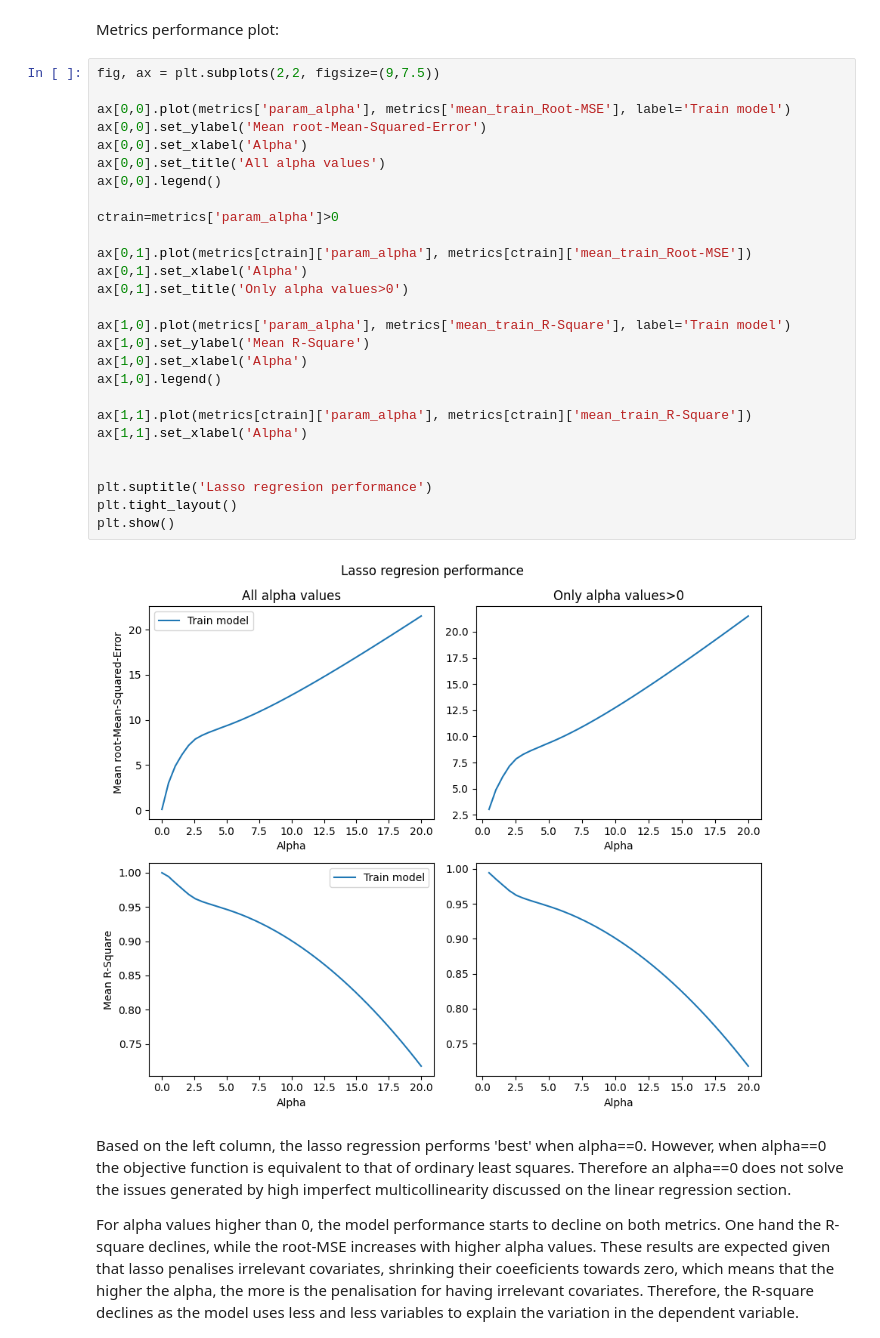
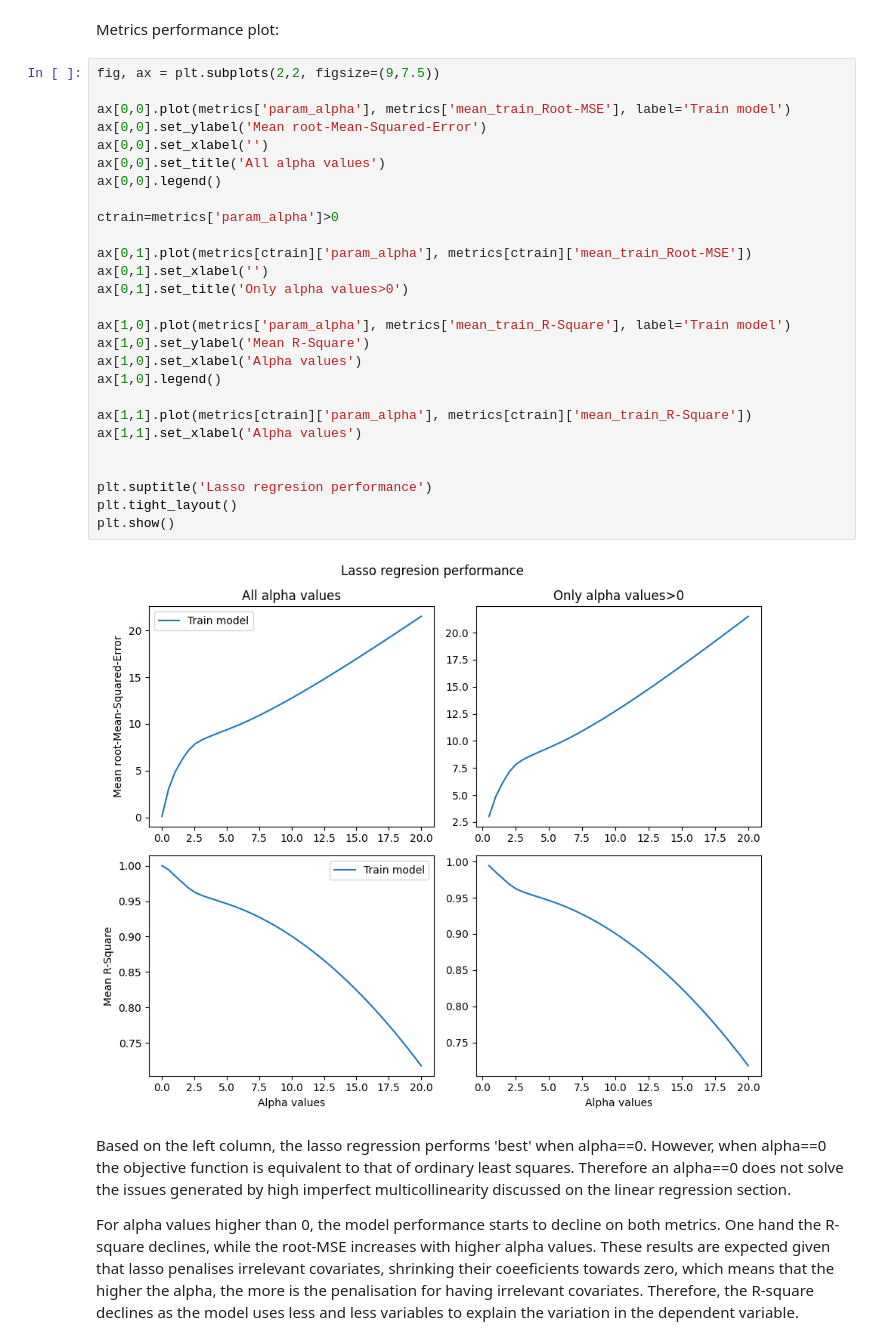
Before and after one commit to linama2593/US-health-Lasso-reg, a Jupyter notebook: src/OLS-&-Lasso-Regress.ipynb, the cells around one changed output. Saved outputs shown, nothing was run; the diff lists cells and outputs as text.

```diff
--- a/src/OLS-&-Lasso-Regress.ipynb
+++ b/src/OLS-&-Lasso-Regress.ipynb
@@ -152,32 +152,32 @@ Metrics performance plot:
 # %%
 fig, ax = plt.subplots(2,2, figsize=(9,7.5))
 
 ax[0,0].plot(metrics['param_alpha'], metrics['mean_train_Root-MSE'], label='Train model')
 ax[0,0].set_ylabel('Mean root-Mean-Squared-Error')
-ax[0,0].set_xlabel('Alpha')
+ax[0,0].set_xlabel('')
 ax[0,0].set_title('All alpha values')
 ax[0,0].legend()
 
 ctrain=metrics['param_alpha']>0
 
 ax[0,1].plot(metrics[ctrain]['param_alpha'], metrics[ctrain]['mean_train_Root-MSE'])
-ax[0,1].set_xlabel('Alpha')
+ax[0,1].set_xlabel('')
 ax[0,1].set_title('Only alpha values>0')
 
 ax[1,0].plot(metrics['param_alpha'], metrics['mean_train_R-Square'], label='Train model')
 ax[1,0].set_ylabel('Mean R-Square')
-ax[1,0].set_xlabel('Alpha')
+ax[1,0].set_xlabel('Alpha values')
 ax[1,0].legend()
 
 ax[1,1].plot(metrics[ctrain]['param_alpha'], metrics[ctrain]['mean_train_R-Square'])
-ax[1,1].set_xlabel('Alpha')
+ax[1,1].set_xlabel('Alpha values')
 
 
 plt.suptitle('Lasso regresion performance')
 plt.tight_layout()
 plt.show()
 # %% [output]
-[figure, old version]
+[figure, new version]
 # %% [markdown]
 Based on the left column, the lasso regression performs 'best' when alpha==0. However, when alpha==0 the objective function is equivalent to that of ordinary least squares. Therefore an alpha==0 does not solve the issues generated by high imperfect multicollinearity discussed on the linear regression section.
 
```
